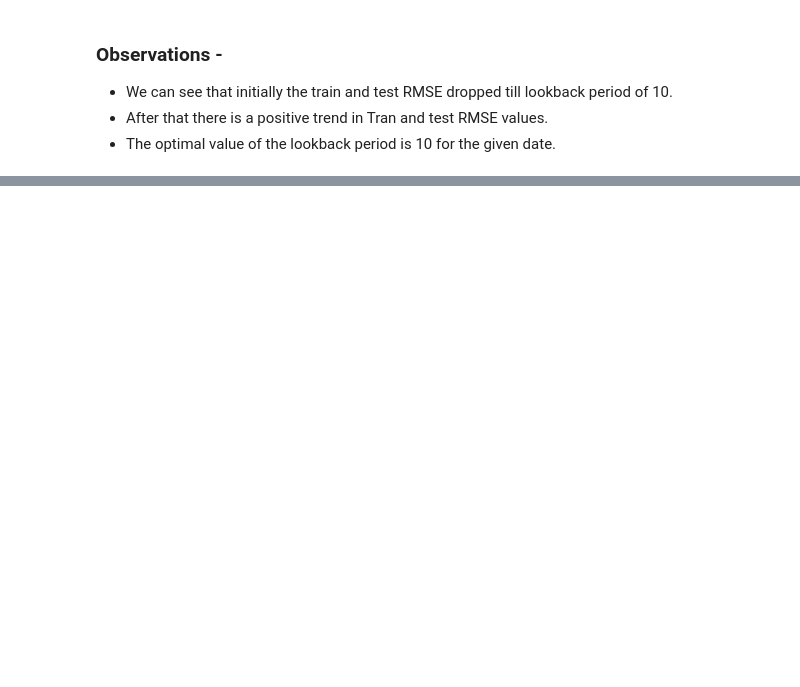
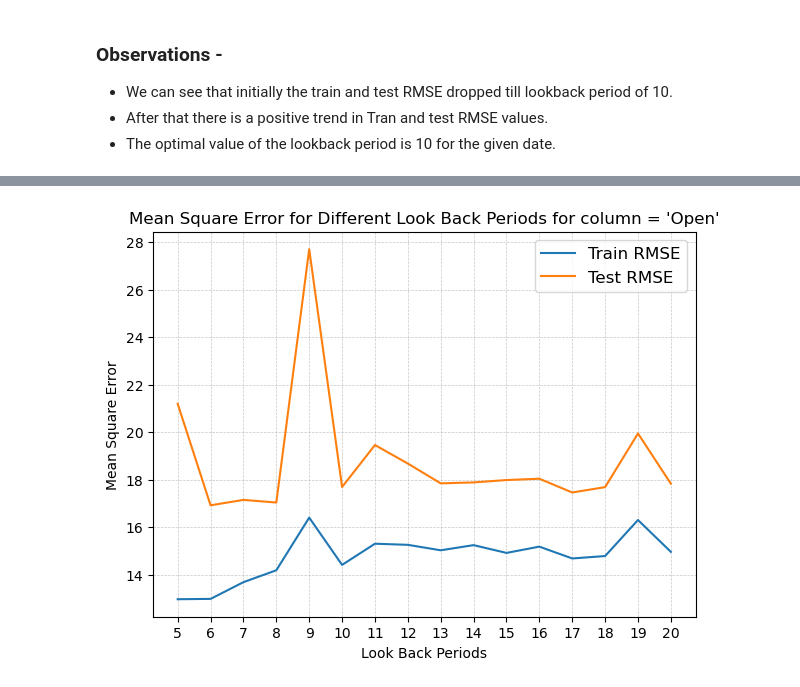
Before and after one commit to anjali-ojha/deep-learning, a Jupyter notebook: assignment/assignment-8/Anjali_Ojha_HW_8.ipynb, the cells around one changed output, grey strips where cells are left out. Cells and saved outputs as stored; diff of their text form; code cells hidden in the pictures; blank space fills up the shorter version.

```diff
--- a/assignment/assignment-8/Anjali_Ojha_HW_8.ipynb
+++ b/assignment/assignment-8/Anjali_Ojha_HW_8.ipynb
@@ -464,0 +508,4 @@ Test Data Size     = X_test.shape = torch.Size([251, 7, 1]), y_test.shape = torc
+# %%
+plot_train_test_loss(rmse_dict, column)
+# %% [output]
+[figure, added]
```
Also changed, not shown: parts of 12 cells of this notebook.
